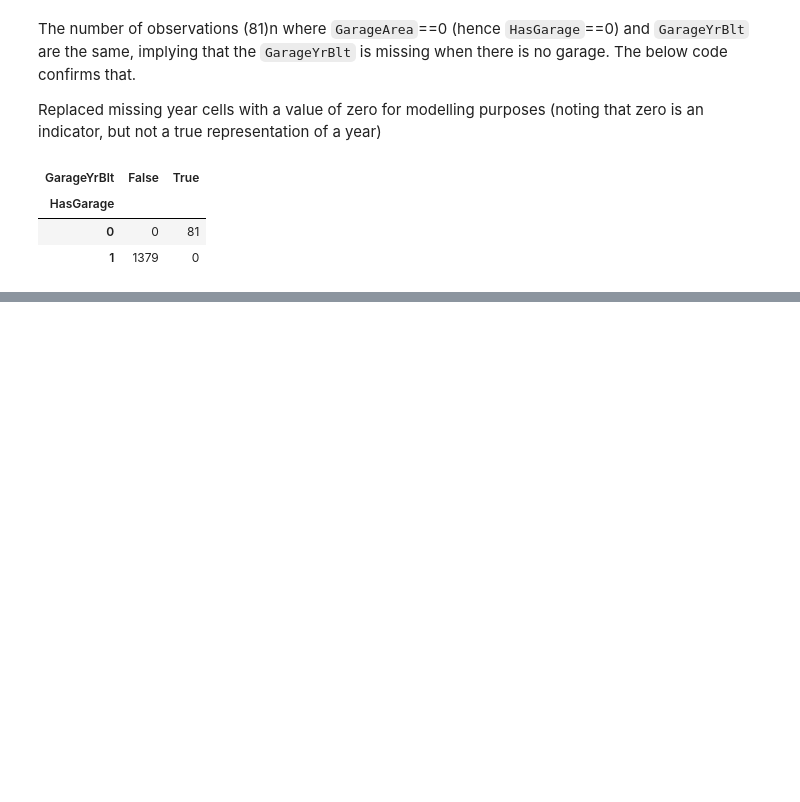
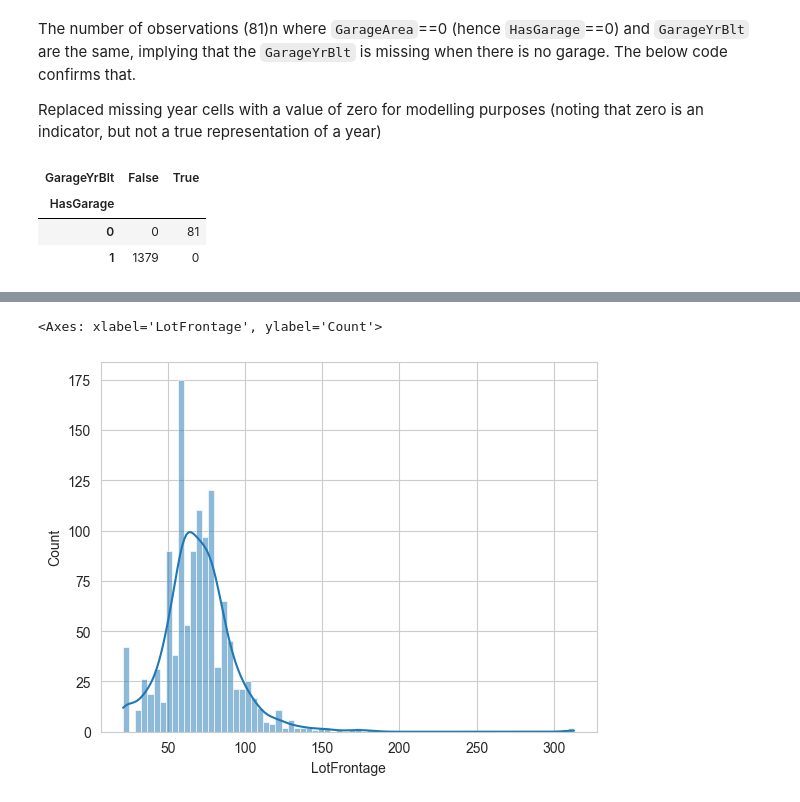
Before and after one commit to hisarciklilar/heritage-housing-issues, a Jupyter notebook: jupyter_notebooks/04_Data_Transformations.ipynb, the cells around one changed output, grey strips where cells are left out. Drawn from its saved outputs; the diff is of its cells as text; code cells hidden in the pictures; blank space fills up the shorter version.

```diff
--- a/jupyter_notebooks/04_Data_Transformations.ipynb
+++ b/jupyter_notebooks/04_Data_Transformations.ipynb
@@ -765,0 +805,5 @@ df['GarageYrBlt']=df['GarageYrBlt'].fillna(0)
+# %%
+sns.histplot(df['LotFrontage'], kde=True)
+# %% [output]
+<Axes: xlabel='LotFrontage', ylabel='Count'>
+[figure, added]
```
Also changed, not shown: parts of 33 cells of this notebook.
